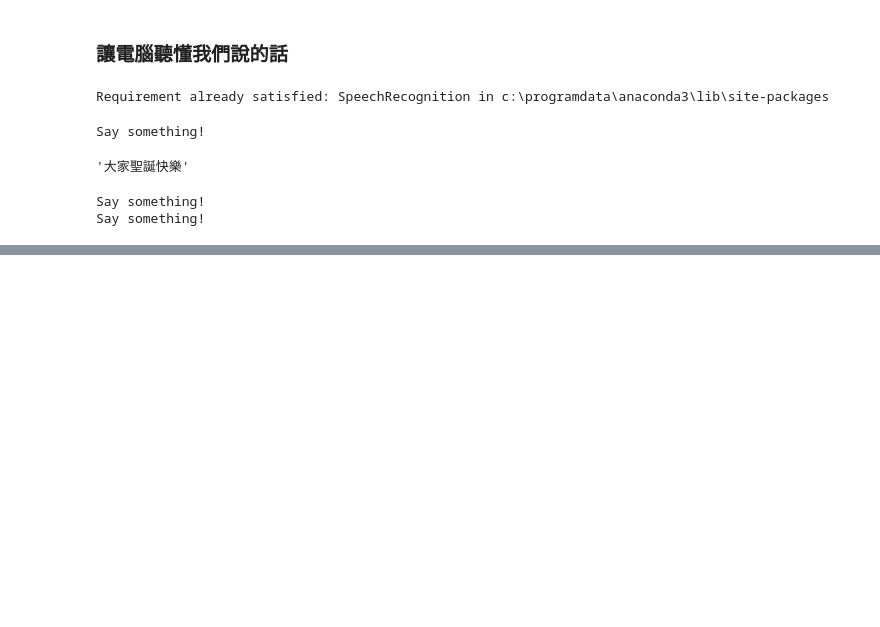
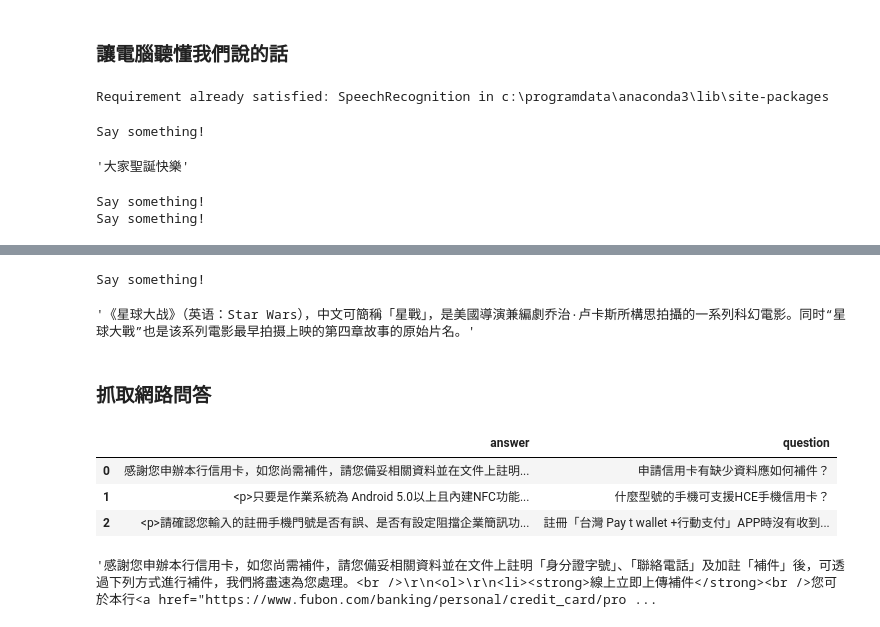
Before and after one commit to ywchiu/fubonpy, a Jupyter notebook: Demo20171225.ipynb, the cells around one changed output, grey strips where cells are left out. Cells and saved outputs as stored; diff of their text form; code cells hidden in the pictures; blank space fills up the shorter version.

```diff
--- a/Demo20171225.ipynb
+++ b/Demo20171225.ipynb
@@ -851,0 +872,28 @@ Say something!
+# %%
+speak(crawlWiki(listenToMe()))
+# %% [output]
+Say something!
+# %%
+crawlWiki('星際大戰')
+# %% [output]
+'《星球大战》（英语：Star Wars），中文可簡稱「星戰」，是美國導演兼編劇乔治·卢卡斯所構思拍攝的一系列科幻電影。同时“星球大戰”也是该系列電影最早拍摄上映的第四章故事的原始片名。'
+# %% [markdown]
+### 抓取網路問答
+# %%
+import requests
+from bs4 import BeautifulSoup
+import pandas
+res = requests.get('https://www.fubon.com/banking/FAQ_Data//faq/index_data/faqData1.xml')
+soup = BeautifulSoup(res.text, 'lxml')
+qa = []
+for item in soup.select('item'):
+    qa.append({'question':item.select_one('title').text.strip(), 'answer':item.select_one('description').text.strip()})
+# %%
+import pandas
+df = pandas.DataFrame(qa)
+df.head(3)
+# %% [output]
+|  | answer | question |
+| 0 | 感謝您申辦本行信用卡，如您尚需補件，請您備妥相關資料並在文件上註明... | 申請信用卡有缺少資料應如何補件？ |
+| 1 | <p>只要是作業系統為 Android 5.0以上且內建NFC功能... | 什麼型號的手機可支援HCE手機信用卡？ |
+| 2 | <p>請確認您輸入的註冊手機門號是否有誤、是否有設定阻擋企業簡訊功... | 註冊「台灣 Pay t wallet +行動支付」APP時沒有收到... |
@@ -851,0 +916,4 @@ Say something!
+# %%
+answers[cs.argsort().flatten()[::-1][1]]
+# %% [output]
+'感謝您申辦本行信用卡，如您尚需補件，請您備妥相關資料並在文件上註明「身分證字號」、「聯絡電話」及加註「補件」後，可透過下列方式進行補件，我們將盡速為您處理。<br />\r\n<ol>\r\n<li><strong>線上立即上傳補件</strong><br />您可於本行<a href="https://www.fubon.com/banking/personal/credit_card/pro ...
```
Also changed, not shown: parts of 9 cells of this notebook.
